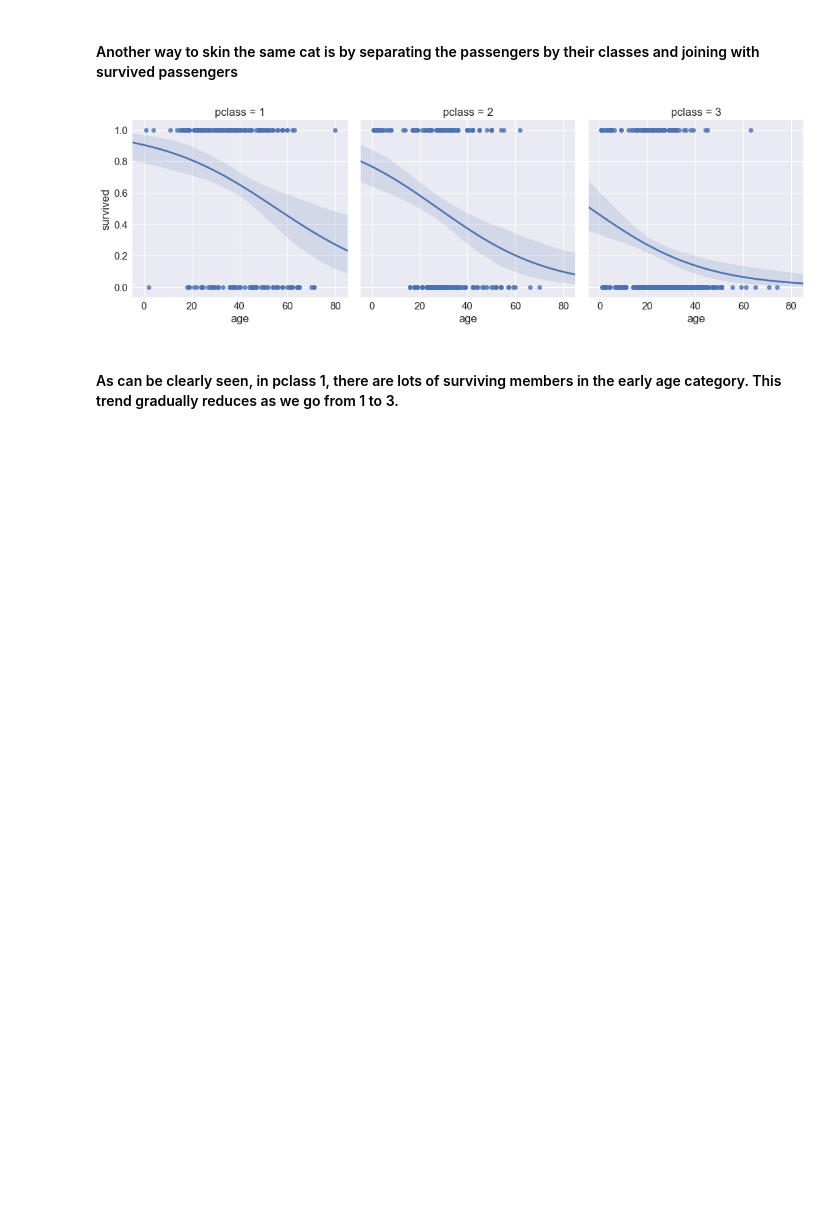
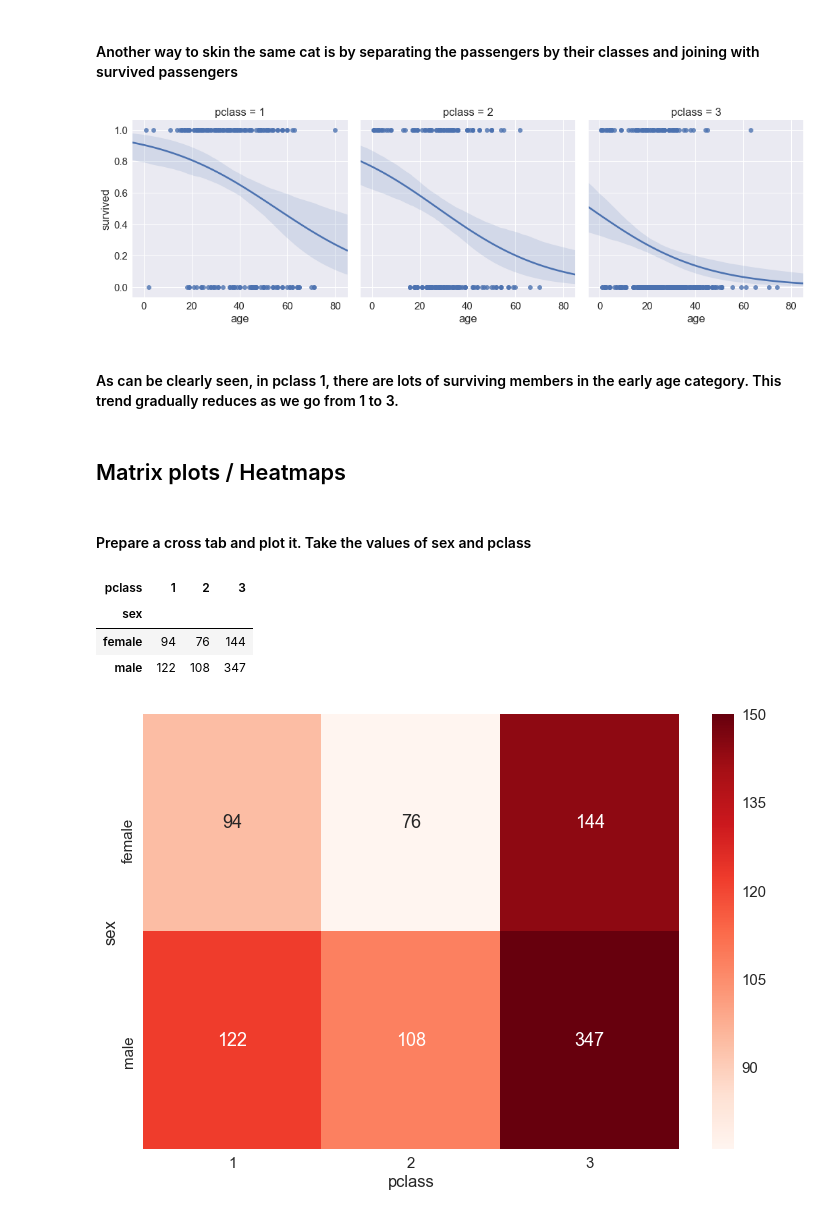
Before and after one commit to biv-neupane7/Pandas_practice, a Jupyter notebook: Visualization.ipynb, the cells around one changed output. Drawn from its saved outputs; the diff is of its cells as text; code cells hidden in the pictures; blank space fills up the shorter version.

Commit message:
Heatmaps, Corr matrix, Exercise practice

```diff
--- a/Visualization.ipynb
+++ b/Visualization.ipynb
@@ -525,3 +525,21 @@ plt.show()
 [figure]
 # %% [markdown]
 #### As can be clearly seen, in pclass 1, there are lots of surviving members in the early age category. This trend gradually reduces as we go from 1 to 3.
+# %% [markdown]
+## Matrix plots / Heatmaps
+# %% [markdown]
+#### Prepare a cross tab and plot it. Take the values of sex and pclass
+# %%
+pd.crosstab(titanic.sex, titanic.pclass)
+# %% [output]
+| pclass | 1 | 2 | 3 |
+| sex |  |  |  |
+| female | 94 | 76 | 144 |
+| male | 122 | 108 | 347 |
+# %%
+plt.figure(figsize=(12,8))
+sns.set(font_scale=1.5)
+sns.heatmap(pd.crosstab(titanic.sex, titanic.pclass), annot=True, fmt="d", cmap="Reds", vmax=150)
+plt.show()
+# %% [output]
+[figure, added]
```
Also changed, not shown: parts of 8 cells of this notebook.
